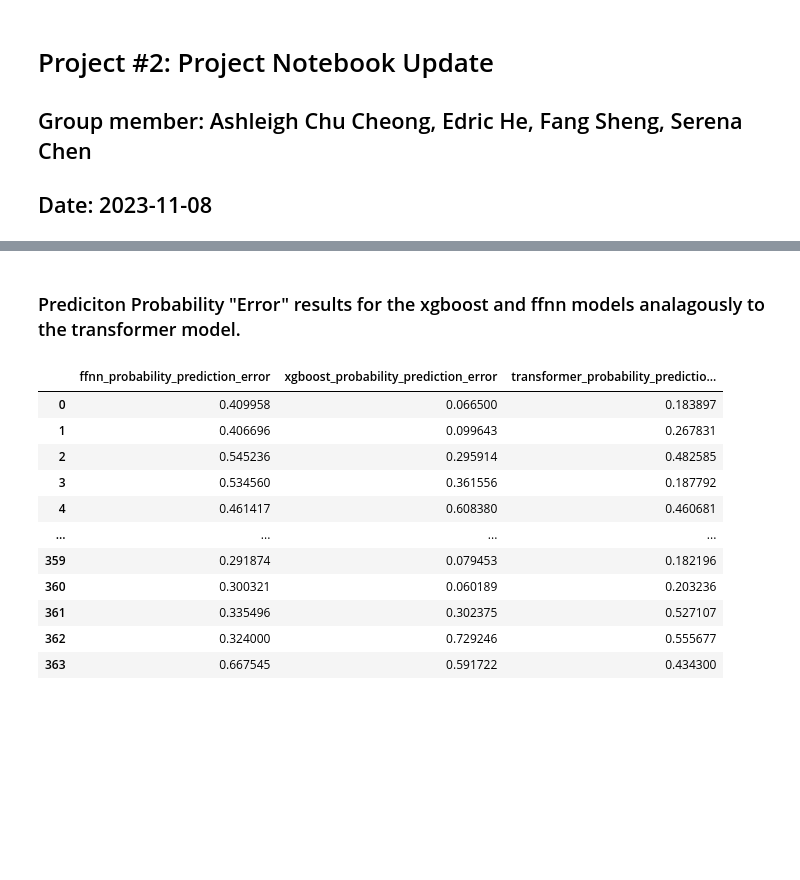
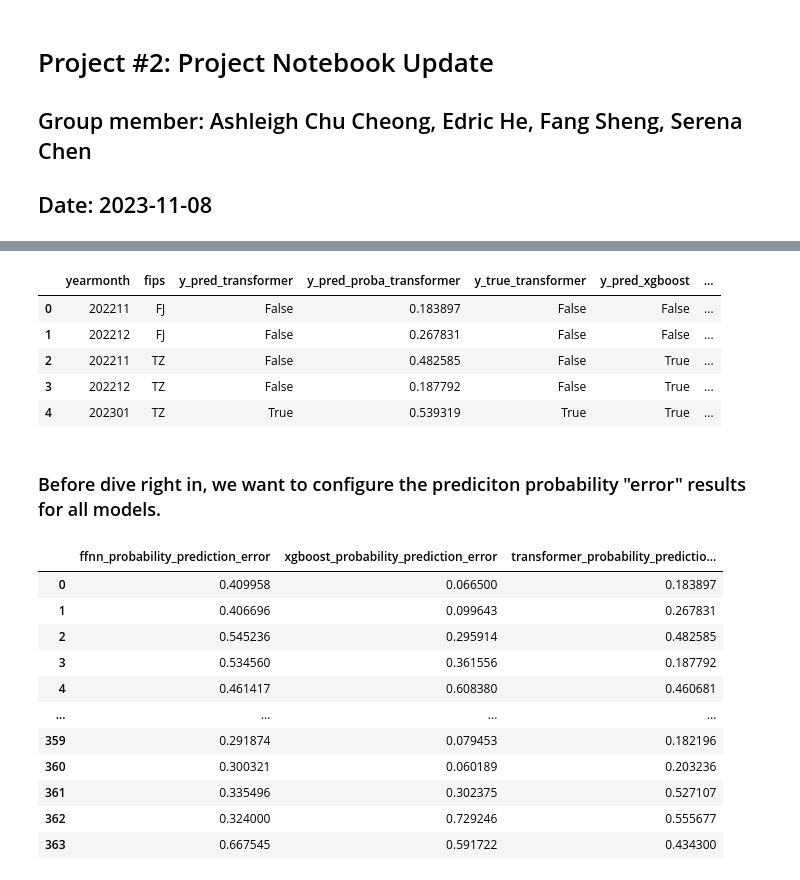
Before and after one commit to chucheo1/STA-PROJECT, a Jupyter notebook: Project3/STA130_Project_2.ipynb, the cells around one changed output, grey strips where cells are left out. Cells and saved outputs as stored; diff of their text form; code cells hidden in the pictures; blank space fills up the shorter version.

```diff
--- a/Project3/STA130_Project_2.ipynb
+++ b/Project3/STA130_Project_2.ipynb
@@ -23,7 +38,14 @@ np.random.seed(130)
 # %%
-# df_predictions # Display the test predictions
+df_predictions.head() # Display first 5 test predictions
+# %% [output]
+|  | yearmonth | fips | y_pred_transformer | y_pred_proba_transformer | y_true_transformer | y_pred_xgboost | ... |
+| 0 | 202211 | FJ | False | 0.183897 | False | False | ... |
+| 1 | 202212 | FJ | False | 0.267831 | False | False | ... |
+| 2 | 202211 | TZ | False | 0.482585 | False | True | ... |
+| 3 | 202212 | TZ | False | 0.187792 | False | True | ... |
+| 4 | 202301 | TZ | True | 0.539319 | True | True | ... |
 # %% [markdown]
-### Prediciton Probability "Error" results for the xgboost and ffnn models analagously to the transformer model.
+### Before dive right in, we want to configure the prediciton probability "error" results for all models.
 # %%
 df_predictions['ffnn_probability_prediction_error'] = np.abs(df_predictions['y_true_ffnn'].astype(float) \
                                                        - df_predictions['y_pred_proba_ffnn'])
```
Also changed, not shown: parts of 53 cells of this notebook.
